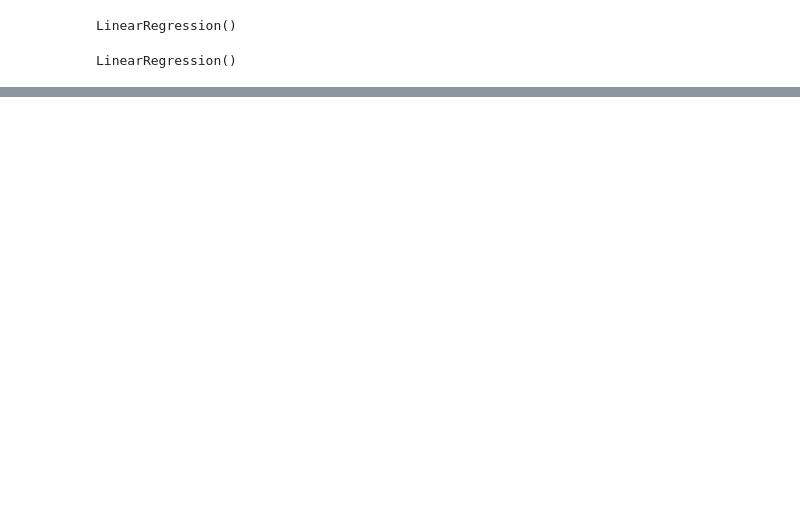
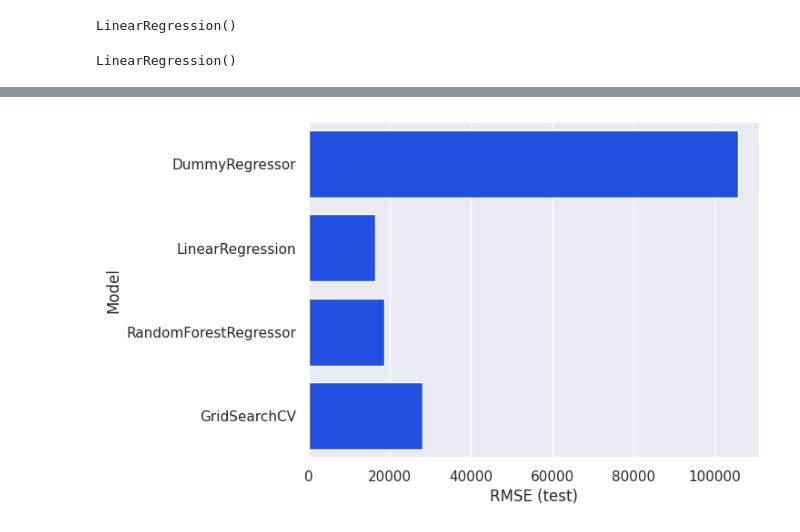
Before and after one commit to data-IA-2025/P7demo, a Jupyter notebook: P7.ipynb, the cells around one changed output, grey strips where cells are left out. Saved outputs shown, nothing was run; the diff lists cells and outputs as text; code cells hidden in the pictures; blank space fills up the shorter version.

```diff
--- a/P7.ipynb
+++ b/P7.ipynb
@@ -700,0 +871,5 @@ Name: Actual_Deliverables, dtype: float64
+# %%
+sns.barplot(df_results, y="Model", x="RMSE (test)")
+plt.show()
+# %% [output]
+[figure, added]
```
Also changed, not shown: parts of 41 cells of this notebook, 3 other files.
